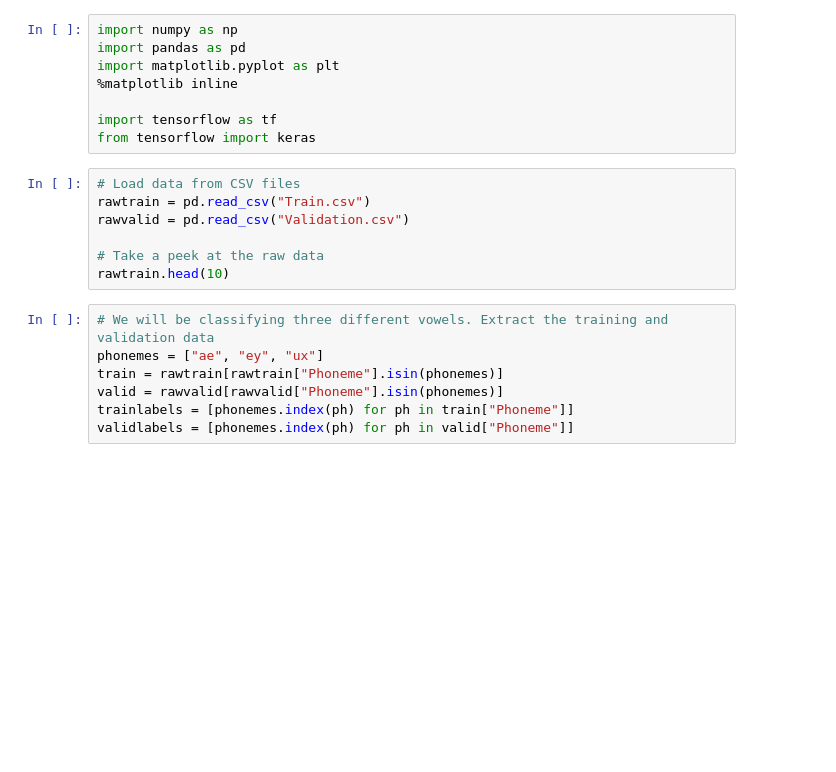
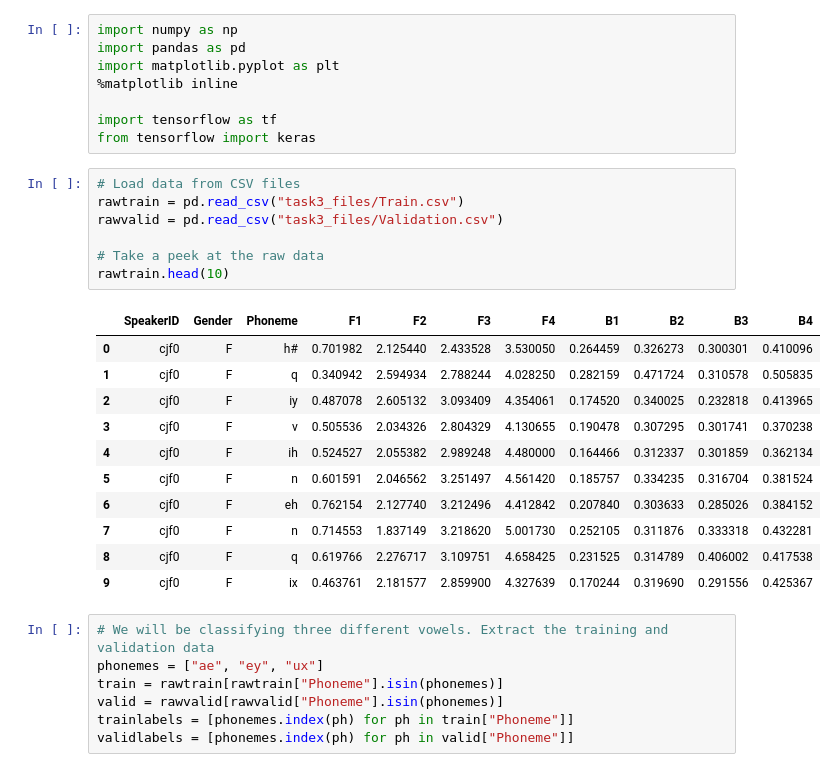
Before and after one commit to jakvah/TTT4185-MachineLearning, a Jupyter notebook: assignment_3a.ipynb, the cells around one changed output. Cells and saved outputs as stored; diff of their text form; blank space fills up the shorter version.

```diff
--- a/assignment_3a.ipynb
+++ b/assignment_3a.ipynb
@@ -22,11 +22,23 @@ import tensorflow as tf
 from tensorflow import keras
 # %%
 # Load data from CSV files
-rawtrain = pd.read_csv("Train.csv")
-rawvalid = pd.read_csv("Validation.csv")
+rawtrain = pd.read_csv("task3_files/Train.csv")
+rawvalid = pd.read_csv("task3_files/Validation.csv")
 
 # Take a peek at the raw data
 rawtrain.head(10)
+# %% [output]
+|  | SpeakerID | Gender | Phoneme | F1 | F2 | F3 | F4 | B1 | B2 | B3 | B4 |
+| 0 | cjf0 | F | h# | 0.701982 | 2.125440 | 2.433528 | 3.530050 | 0.264459 | 0.326273 | 0.300301 | 0.410096 |
+| 1 | cjf0 | F | q | 0.340942 | 2.594934 | 2.788244 | 4.028250 | 0.282159 | 0.471724 | 0.310578 | 0.505835 |
+| 2 | cjf0 | F | iy | 0.487078 | 2.605132 | 3.093409 | 4.354061 | 0.174520 | 0.340025 | 0.232818 | 0.413965 |
+| 3 | cjf0 | F | v | 0.505536 | 2.034326 | 2.804329 | 4.130655 | 0.190478 | 0.307295 | 0.301741 | 0.370238 |
+| 4 | cjf0 | F | ih | 0.524527 | 2.055382 | 2.989248 | 4.480000 | 0.164466 | 0.312337 | 0.301859 | 0.362134 |
+| 5 | cjf0 | F | n | 0.601591 | 2.046562 | 3.251497 | 4.561420 | 0.185757 | 0.334235 | 0.316704 | 0.381524 |
+| 6 | cjf0 | F | eh | 0.762154 | 2.127740 | 3.212496 | 4.412842 | 0.207840 | 0.303633 | 0.285026 | 0.384152 |
+| 7 | cjf0 | F | n | 0.714553 | 1.837149 | 3.218620 | 5.001730 | 0.252105 | 0.311876 | 0.333318 | 0.432281 |
+| 8 | cjf0 | F | q | 0.619766 | 2.276717 | 3.109751 | 4.658425 | 0.231525 | 0.314789 | 0.406002 | 0.417538 |
+| 9 | cjf0 | F | ix | 0.463761 | 2.181577 | 2.859900 | 4.327639 | 0.170244 | 0.319690 | 0.291556 | 0.425367 |
 # %%
 # We will be classifying three different vowels. Extract the training and validation data
 phonemes = ["ae", "ey", "ux"]
```
Also changed, not shown: parts of 6 cells of this notebook, 2 other files.
